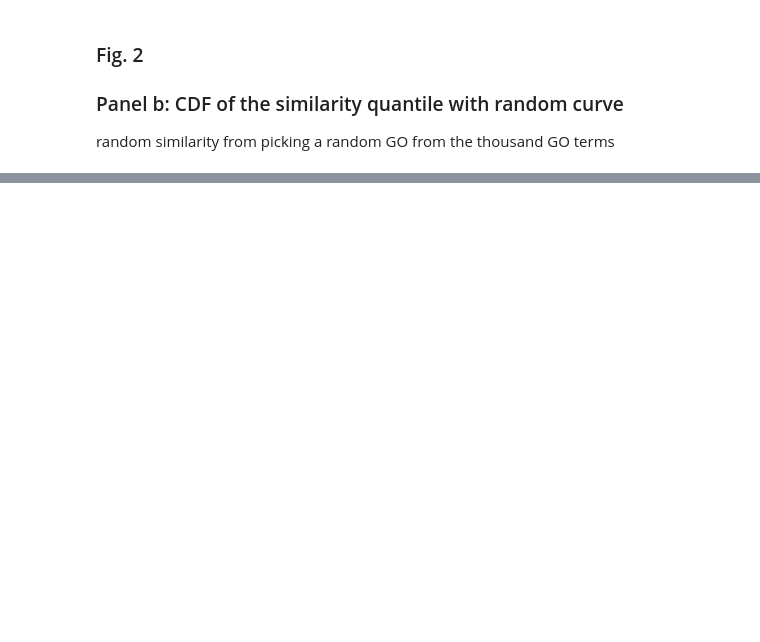
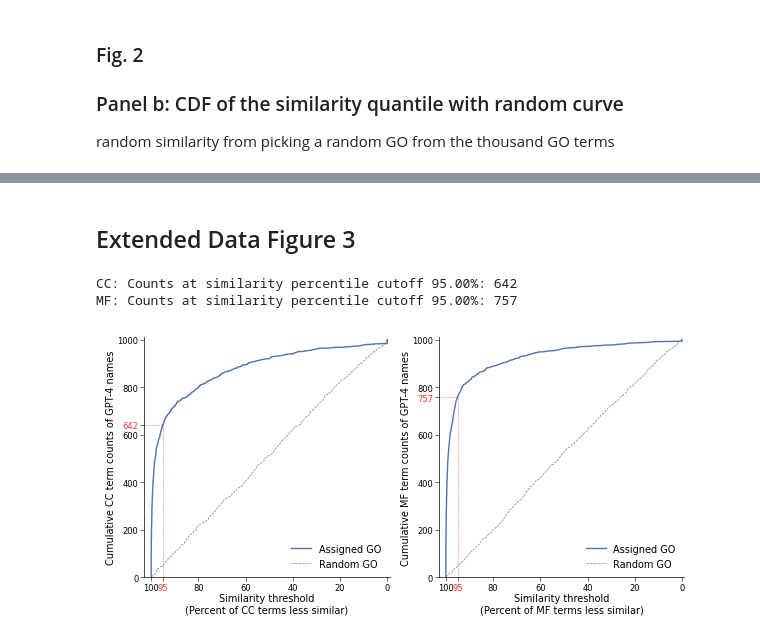
Before and after one commit to idekerlab/llm_evaluation_for_gene_set_interpretation, a Jupyter notebook: 6.[GO set]Plot_GO_analysis_figs.ipynb, the cells around one changed output, grey strips where cells are left out. Cells and saved outputs as stored; diff of their text form; code cells hidden in the pictures; blank space fills up the shorter version.

```diff
--- a/6.[GO set]Plot_GO_analysis_figs.ipynb
+++ b/6.[GO set]Plot_GO_analysis_figs.ipynb
@@ -143,3 +156,64 @@ Similarity percentile at count cutoff 500: 97.99%
+# %% [markdown]
+## Extended Data Figure 3
+# %%
+
+fig, axes = plt.subplots(nrows=1, ncols=2, figsize=(6, 3))
+
+branches = ['CC', 'MF']
+
+for idx, branch in enumerate(branches):
+    ax = axes[idx]
+
+    # Load the dataset
+    df = pd.read_csv(f'data/GO_term_analysis/CC_MF_branch/sim_rank_LLM_processed_selected_1000_go_{branch}terms.tsv', sep='\t')
+
+    # Calculate the cumulative counts
+    df_sorted = df["true_GO_term_sim_percentile"].sort_values(ascending=False)
+    cumulative_counts = np.arange(1, len(df_sorted) + 1)
+
+    # Plot for Assigned GO
+    ax.plot([perc*100 for perc in df_sorted], cumulative_counts, color='#4f75ad', linewidth=1, label='Assigned GO')
+
+    # Plot for Random GO
+    rand_percentiles = df['random_sim_percentile'].sort_values(ascending=False)
+    cumulative_counts_random = np.arange(1, len(rand_percentiles) + 1)
+    ax.plot([perc*100 for perc in rand_percentiles], cumulative_counts_random, color='#818181', linewidth=0.5, linestyle='--', label='Random GO')
+
+    # Set cutoff based on true_GO_term_sim_percentile == 0.98
+    cutoff_percentile = 0.95
+    # Find the index closest to the cutoff percentile
+    cutoff_index = (np.abs(df_sorted - cutoff_percentile)).argmin()
+    cutoff_count = cumulative_counts[cutoff_index]
+    print(f'{branch}: Counts at similarity percentile cutoff {cutoff_percentile*100:.2f}%: {cutoff_count}')
+    # Plot the cutoff line
+    ax.plot([103, cutoff_percentile*100, cutoff_percentile*100], [cutoff_count, cutoff_count, 0], color='red', linestyle=':', alpha=0.8, linewidth=0.5)
+    ax.set_xticks(list(ax.get_xticks()) + [cutoff_percentile*100])
+    ax.set_yticks(list(ax.get_yticks()) + [cutoff_count])
+    ax.get_xticklabels()[-1].set_color('red')
+    ax.get_xticklabels()[-1].set_alpha(0.8)
+    ax.get_yticklabels()[-1].set_color('red')
+    ax.get_yticklabels()[-1].set_alpha(0.8)
+
+    # Invert x axis and set limits and labels
+    ax.invert_xaxis()
+    ax.set_xlim(103, -1)
+    ax.set_ylim(0, 1010)
+    ax.set_xlabel(f'Similarity threshold\n(Percent of {branch} terms less similar)')
+    ax.set_ylabel(f'Cumulative {branch} term counts of GPT-4 names')
+    ax.legend()
+
+    sns.despine()
+
+# Adjust layout
+plt.tight_layout()
+
+# Save the figure
+plt.savefig("figures/LLM_name_GO_CC_MF_term_percentile_CDF_w_random_combined_95_cutoff.svg", bbox_inches='tight')
+plt.show()
+# %% [output]
+CC: Counts at similarity percentile cutoff 95.00%: 642
+MF: Counts at similarity percentile cutoff 95.00%: 757
+[figure, added]
 # %%
 print(f"median of the similarity scores: {df['LLM_name_GO_term_sim'].median()}")
 print(f"mean of the similarity scores: {df['LLM_name_GO_term_sim'].mean()}")
```
Also changed, not shown: parts of 16 cells of this notebook, 1 other file.
